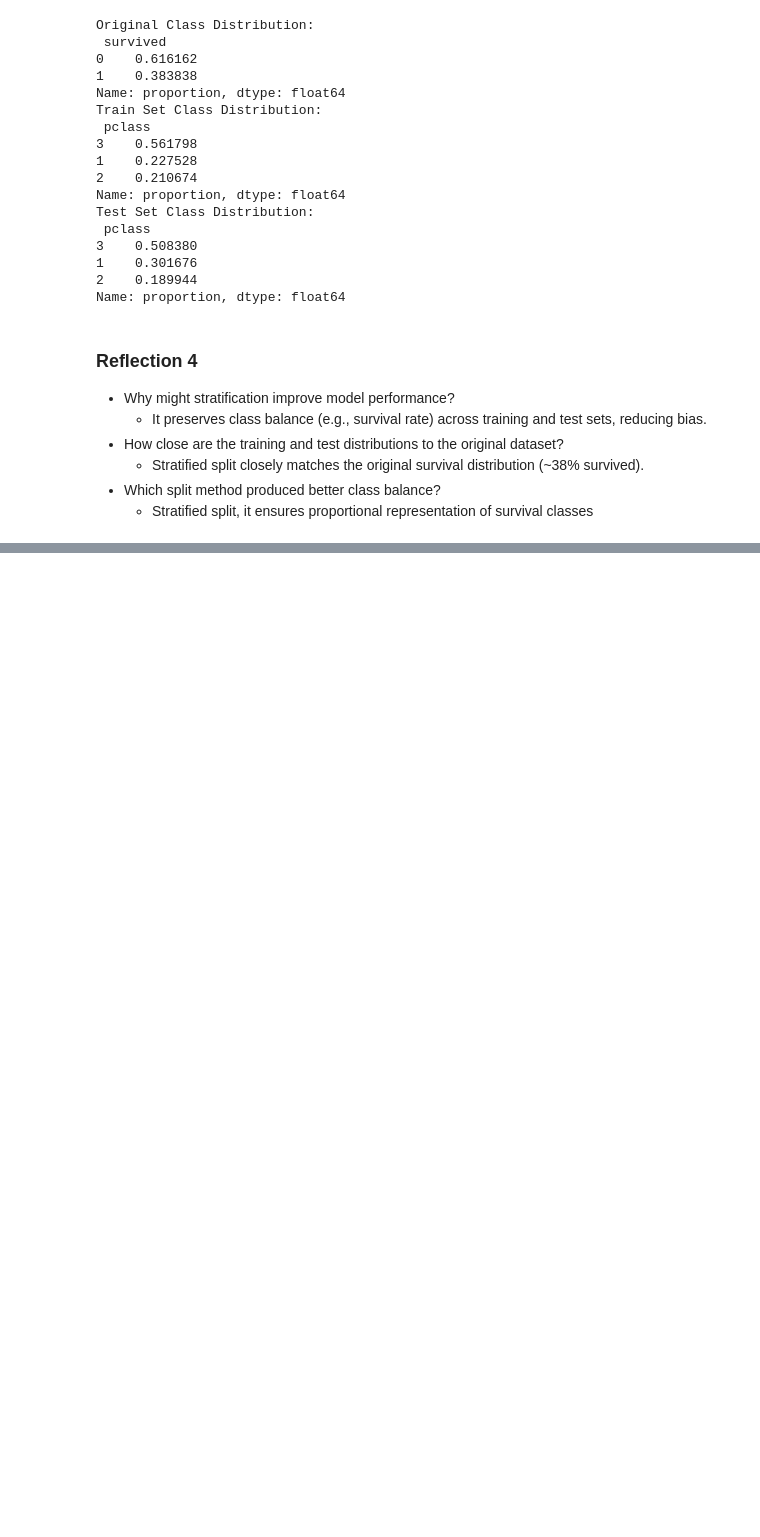
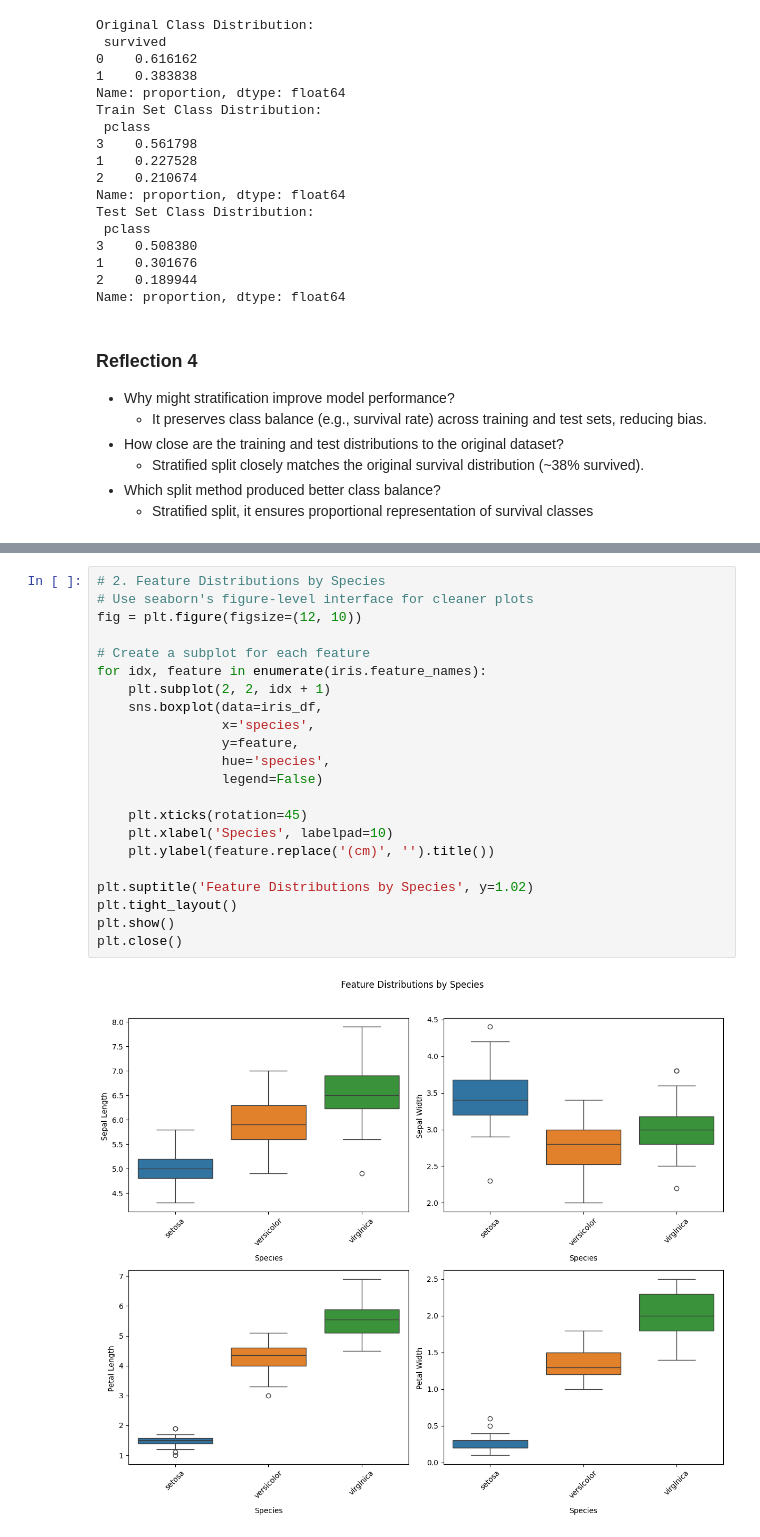
Before and after one commit to s-golla/applied-ml-sgolla, a Jupyter notebook: notebooks/project02/ml02_sgolla.ipynb, the cells around one changed output, grey strips where cells are left out. Saved outputs shown, nothing was run; the diff lists cells and outputs as text; blank space fills up the shorter version.

```diff
--- a/notebooks/project02/ml02_sgolla.ipynb
+++ b/notebooks/project02/ml02_sgolla.ipynb
@@ -236,0 +338,24 @@ Name: proportion, dtype: float64
+# %%
+# 2. Feature Distributions by Species
+# Use seaborn's figure-level interface for cleaner plots
+fig = plt.figure(figsize=(12, 10))
+
+# Create a subplot for each feature
+for idx, feature in enumerate(iris.feature_names):
+    plt.subplot(2, 2, idx + 1)
+    sns.boxplot(data=iris_df,
+                x='species',
+                y=feature,
+                hue='species',
+                legend=False)
+
+    plt.xticks(rotation=45)
+    plt.xlabel('Species', labelpad=10)
+    plt.ylabel(feature.replace('(cm)', '').title())
+
+plt.suptitle('Feature Distributions by Species', y=1.02)
+plt.tight_layout()
+plt.show()
+plt.close()
+# %% [output]
+[figure, added]
```
Also changed, not shown: parts of 7 cells of this notebook.
